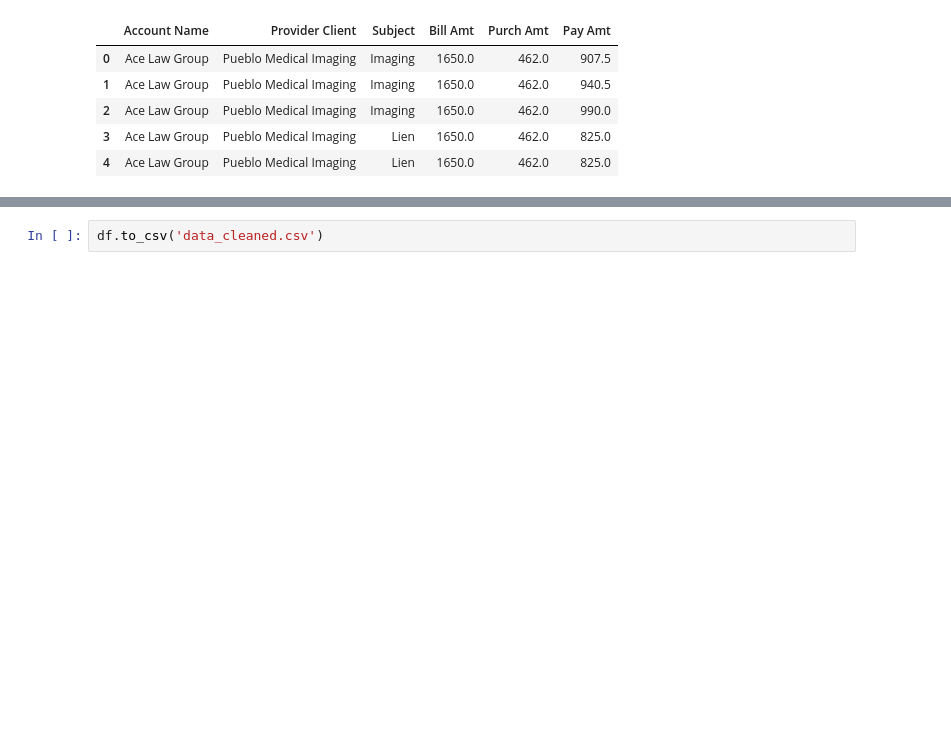
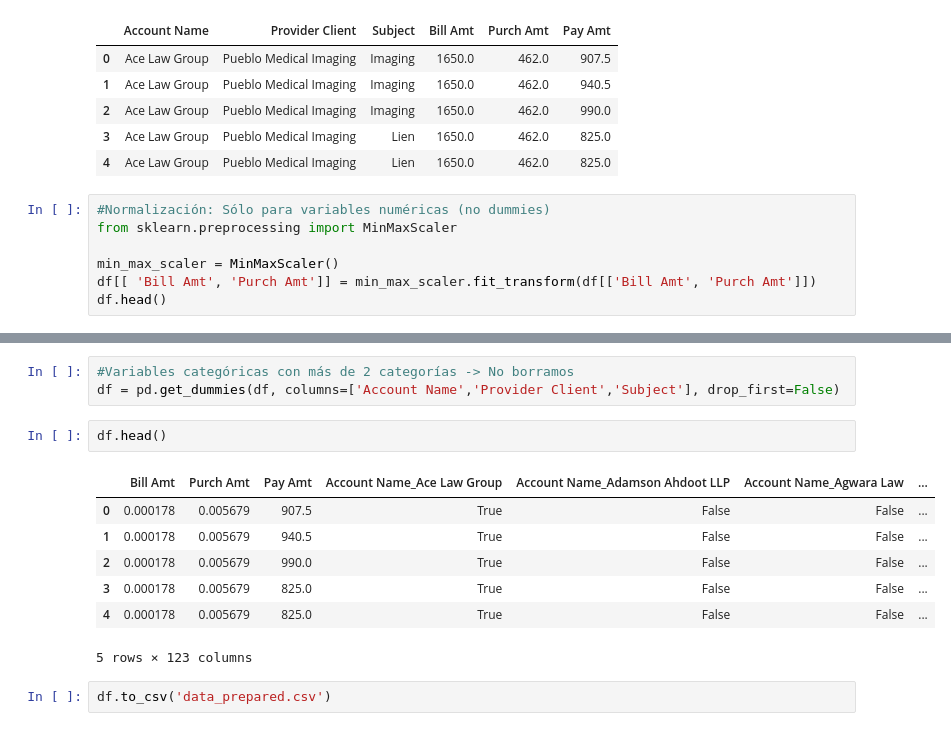
Before and after one commit to cutiepie25/MDD_ProyectoFinal, a Jupyter notebook: final/final_limpieza_datos.ipynb, the cells around one changed output, grey strips where cells are left out. Cells and saved outputs as stored; diff of their text form; blank space fills up the shorter version.

```diff
--- a/final/final_limpieza_datos.ipynb
+++ b/final/final_limpieza_datos.ipynb
@@ -559,3 +564,10 @@ df.head()
 | 2 | Ace Law Group | Pueblo Medical Imaging | Imaging | 1650.0 | 462.0 | 990.0 |
 | 3 | Ace Law Group | Pueblo Medical Imaging | Lien | 1650.0 | 462.0 | 825.0 |
 | 4 | Ace Law Group | Pueblo Medical Imaging | Lien | 1650.0 | 462.0 | 825.0 |
+# %%
+#Normalización: Sólo para variables numéricas (no dummies)
+from sklearn.preprocessing import MinMaxScaler
+
+min_max_scaler = MinMaxScaler()
+df[[ 'Bill Amt', 'Purch Amt']] = min_max_scaler.fit_transform(df[['Bill Amt', 'Purch Amt']])
+df.head()
@@ -562,2 +581,15 @@ df.head()
+# %%
+#Variables categóricas con más de 2 categorías -> No borramos
+df = pd.get_dummies(df, columns=['Account Name','Provider Client','Subject'], drop_first=False)
+# %%
+df.head()
+# %% [output]
+|  | Bill Amt | Purch Amt | Pay Amt | Account Name_Ace Law Group | Account Name_Adamson Ahdoot LLP | Account Name_Agwara Law | ... |
+| 0 | 0.000178 | 0.005679 | 907.5 | True | False | False | ... |
+| 1 | 0.000178 | 0.005679 | 940.5 | True | False | False | ... |
+| 2 | 0.000178 | 0.005679 | 990.0 | True | False | False | ... |
+| 3 | 0.000178 | 0.005679 | 825.0 | True | False | False | ... |
+| 4 | 0.000178 | 0.005679 | 825.0 | True | False | False | ... |
+5 rows × 123 columns
 # %%
-df.to_csv('data_cleaned.csv')
+df.to_csv('data_prepared.csv')
```
Also changed, not shown: parts of 3 cells of this notebook, 3 other files.
